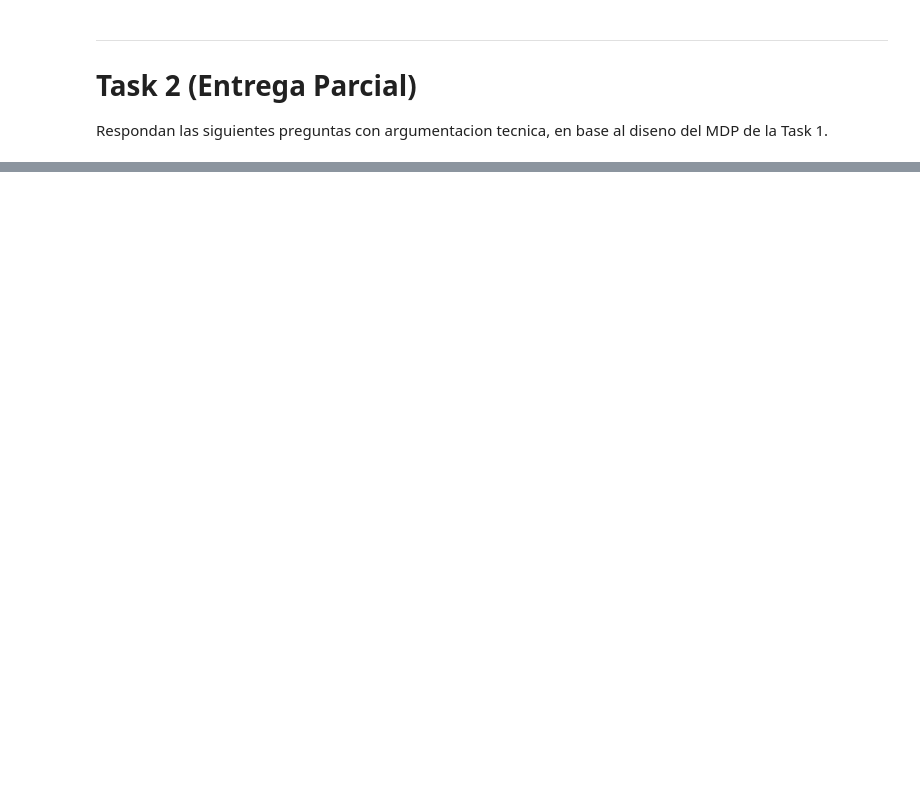
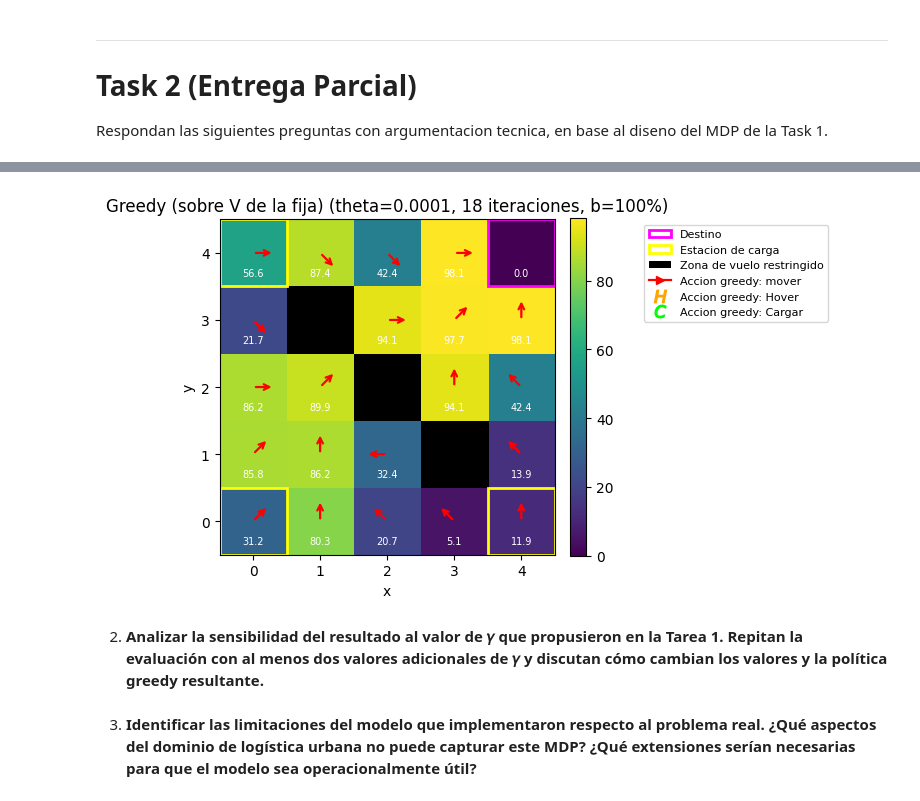
Before and after one commit to MarchMol/lab1_RL, a Jupyter notebook: lab1.ipynb, the cells around one changed output, grey strips where cells are left out. Saved outputs shown, nothing was run; the diff lists cells and outputs as text; code cells hidden in the pictures; blank space fills up the shorter version.

```diff
--- a/lab1.ipynb
+++ b/lab1.ipynb
@@ -168,0 +211,9 @@ Una vista alternativa **continua** seria razonable solo si se modela la operacio
+# %%
+greedy = greedy_policy_from_V(env, V2)
+V3, it3, t3, f3 = evaluate_and_report(env, greedy, "Greedy (sobre V de la fija)")
+# %% [output]
+[figure, added]
+# %% [markdown]
+2. **Analizar la sensibilidad del resultado al valor de 𝛾 que propusieron en la Tarea 1. Repitan la evaluación con al menos dos valores adicionales de 𝛾 y discutan cómo cambian los valores y la política greedy resultante.**
+# %% [markdown]
+3. **Identificar las limitaciones del modelo que implementaron respecto al problema real. ¿Qué aspectos del dominio de logística urbana no puede capturar este MDP? ¿Qué extensiones serían necesarias para que el modelo sea operacionalmente útil?**
```
Also changed, not shown: parts of 14 cells of this notebook, 1 other file.
